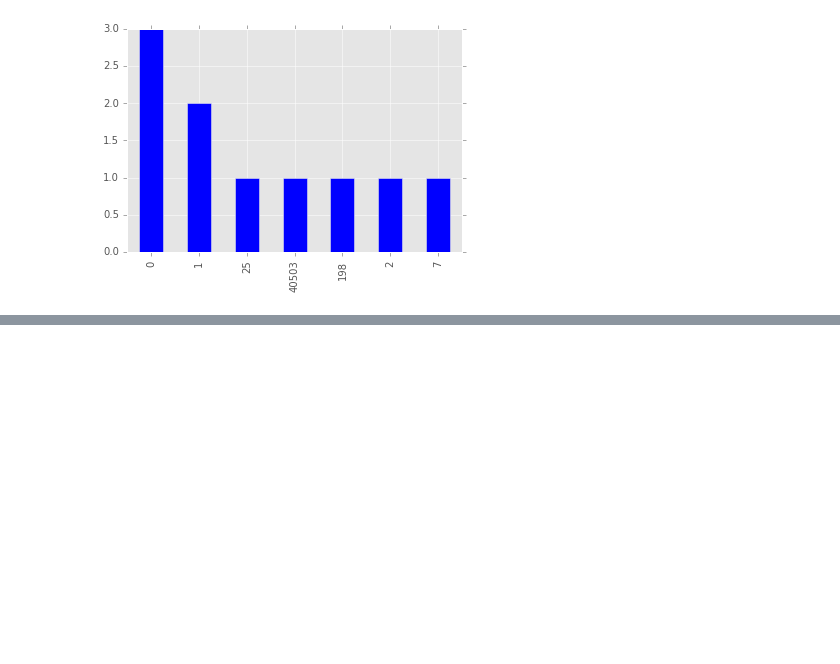
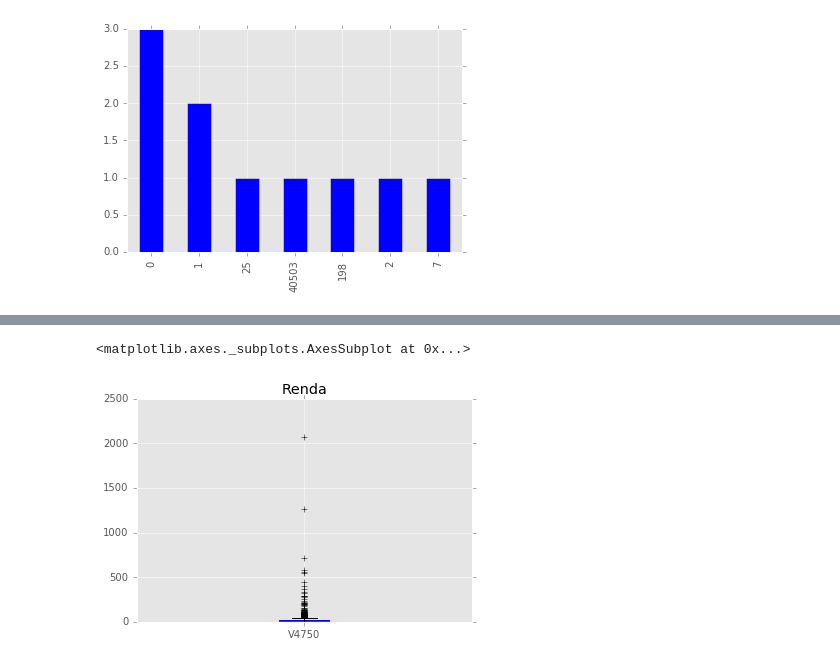
Before and after one commit to woskley/CDDwesley, a Jupyter notebook: ex 1 - verde.ipynb, the cells around one changed output, grey strips where cells are left out. Saved outputs shown, nothing was run; the diff lists cells and outputs as text; code cells hidden in the pictures; blank space fills up the shorter version.

```diff
--- a/ex 1 - verde.ipynb
+++ b/ex 1 - verde.ipynb
@@ -362,0 +371,8 @@ renda.value_counts().plot.bar()
+# %%
+renda=(dados.V4750.value_counts())
+renda.plot(kind='box', legend=False,title='Renda')
+
+#V4750
+# %% [output]
+<matplotlib.axes._subplots.AxesSubplot at 0x...>
+[figure, added]
```
Also changed, not shown: parts of 8 cells of this notebook.
